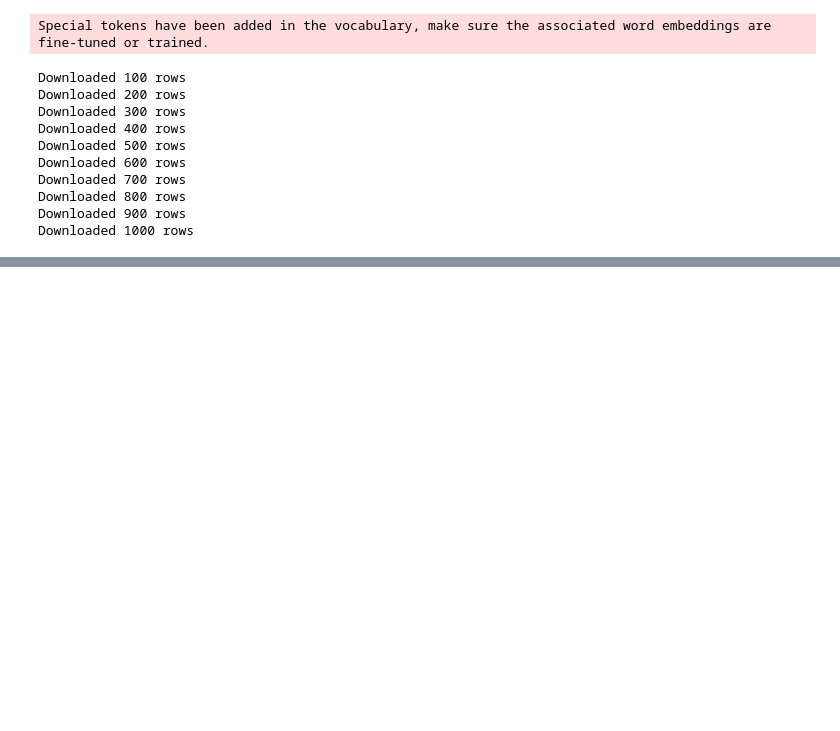
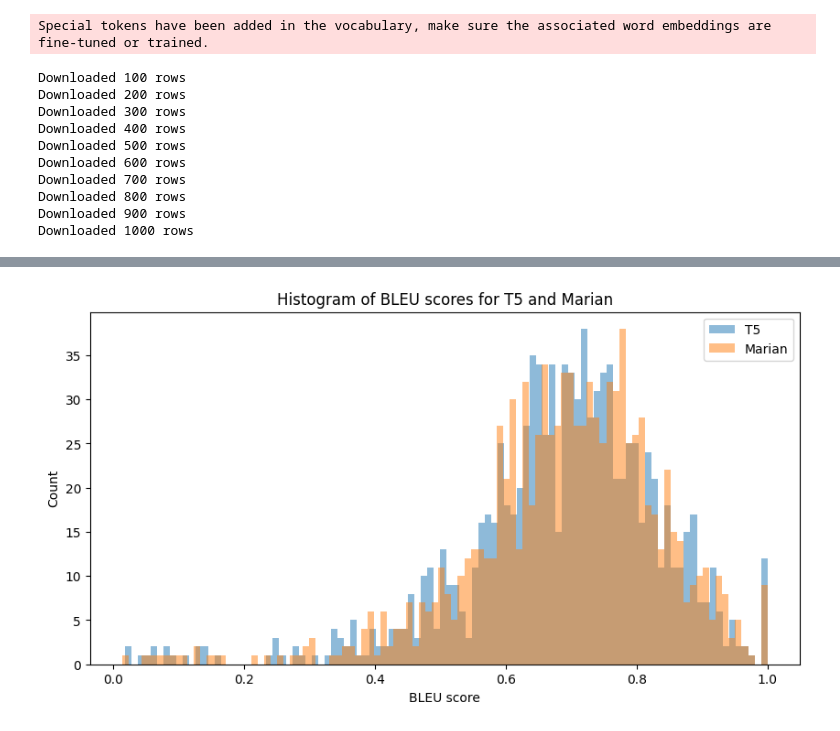
Before and after one commit to ArianQazvini/Transformers-Translation, a Jupyter notebook: transformers_metrics.ipynb, the cells around one changed output, grey strips where cells are left out. Saved outputs shown, nothing was run; the diff lists cells and outputs as text; code cells hidden in the pictures; blank space fills up the shorter version.

```diff
--- a/transformers_metrics.ipynb
+++ b/transformers_metrics.ipynb
@@ -98,0 +131,4 @@ df.head()
+# %%
+df.to_csv("giga_fren_translated.csv", index=False)
+df = pd.read_csv("giga_fren_translated.csv")
+df.head()
@@ -98,0 +142,9 @@ df.head()
+# %%
+from nltk.translate.bleu_score import corpus_bleu, SmoothingFunction
+
+def calculate_bleu(reference, candidate):
+    return corpus_bleu([[reference]], [candidate], smoothing_function=SmoothingFunction().method1)
+df["bleu_t5"] = df.apply(lambda i: calculate_bleu(i["target_text"], i["t5"]), axis=1,)
+df["bleu_marian"] = df.apply(lambda i: calculate_bleu(i["target_text"], i["marian"]), axis=1)
+# df["bleu_mbart"] = df.apply(lambda x: calculate_bleu(x["target_text"], x["mbart"]), axis=1)
+df.head()
@@ -98,0 +187,14 @@ df.head()
+# %%
+import matplotlib.pyplot as plt
+
+plt.figure(figsize=(10, 5))
+plt.hist(df["bleu_t5"], bins=100, alpha=0.5, label="T5")
+plt.hist(df["bleu_marian"], bins=100, alpha=0.5, label="Marian")
+# plt.hist(df["bleu_mbart"], bins=100, alpha=0.5, label="MBart")
+plt.legend()
+plt.title("Histogram of BLEU scores for T5 and Marian")
+plt.xlabel("BLEU score")
+plt.ylabel("Count")
+plt.show()
+# %% [output]
+[figure, added]
```
Also changed, not shown: parts of 6 cells of this notebook, 1 other file.
